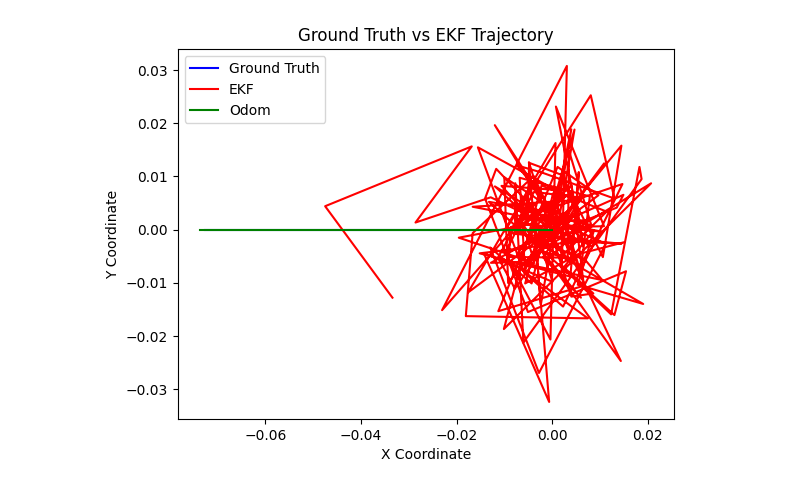
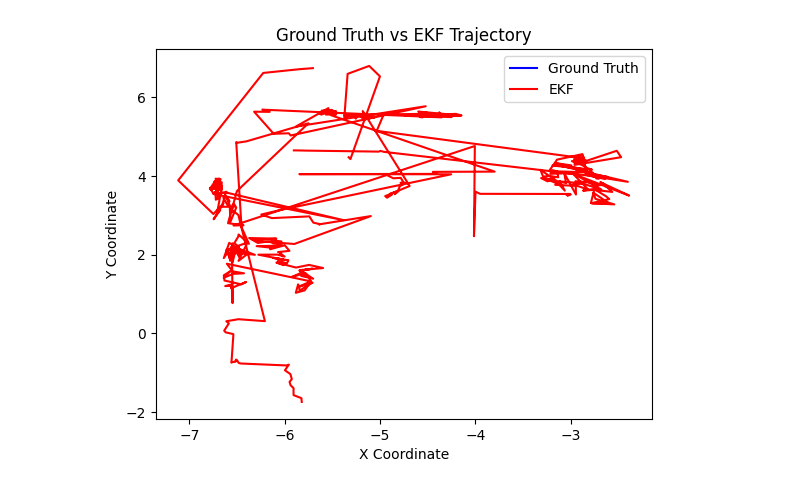
Before and after one commit to Horizonll/Loc-NANO, a Jupyter notebook: a.ipynb, the cells around one changed output. Cells and saved outputs as stored; diff of their text form; code cells hidden in the pictures.

```diff
--- a/a.ipynb
+++ b/a.ipynb
@@ -6,10 +6,10 @@ data = np.load("./data/sim/data.npz")
 ground_truth = data["ground_truth"]
 ekf = np.load("./results/turtle_ekf.npy")
 length = len(ekf)
-ground_truth = ground_truth[:length]
+ground_truth = ground_truth[2000:length]
 
 
-time_gt = data["ground_truth_t"][:length] / 1e9
+time_gt = data["ground_truth_t"][2000:length] / 1e9
 odom = data["odom"]
 odom_t = data["odom_t"] / 1e9
 odom_ = []
@@ -20,26 +20,26 @@ odom = np.array(odom_)
 # %%
 # 提取 ground_truth 和 ekf 的 x 和 y 坐标
 ground_truth_x = ground_truth[:, 0]
 ground_truth_y = ground_truth[:, 1]
 ekf_x = ekf[:, 0]
 ekf_y = ekf[:, 1]
 
 # 创建图形
 # plt.figure(figsize=(10, 6))
 
 # 绘制 ground_truth 的轨迹
 plt.plot(ground_truth_x, ground_truth_y, label="Ground Truth", color="blue")
 
 # 绘制 ekf 的轨迹
 plt.plot(ekf_x, ekf_y, label="EKF", color="red")
-plt.plot(odom[:, 0], odom[:, 1], label="Odom", color="green")
+# plt.plot(odom[:, 0], odom[:, 1], label="Odom", color="green")
 # 添加标题和标签
 plt.title("Ground Truth vs EKF Trajectory")
 plt.xlabel("X Coordinate")
 plt.ylabel("Y Coordinate")
 plt.legend()
 
 # 显示图形
 plt.show()
 # %% [output]
-[figure, old version]
+[figure, new version]
```
Also changed, not shown: 4 other files.
